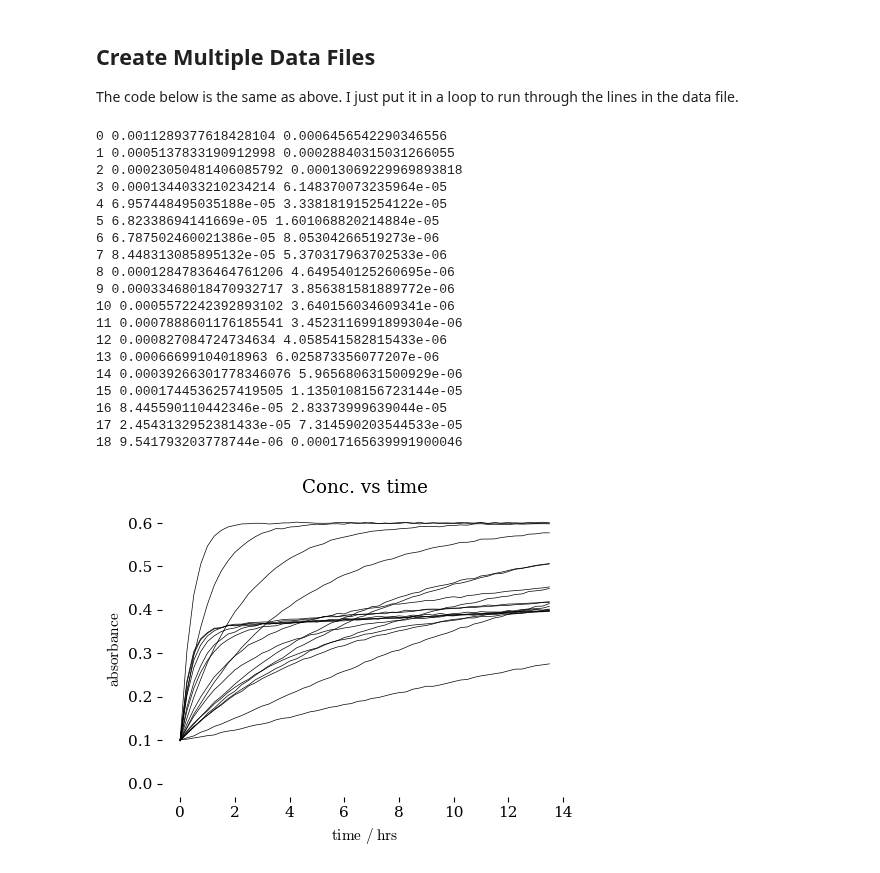
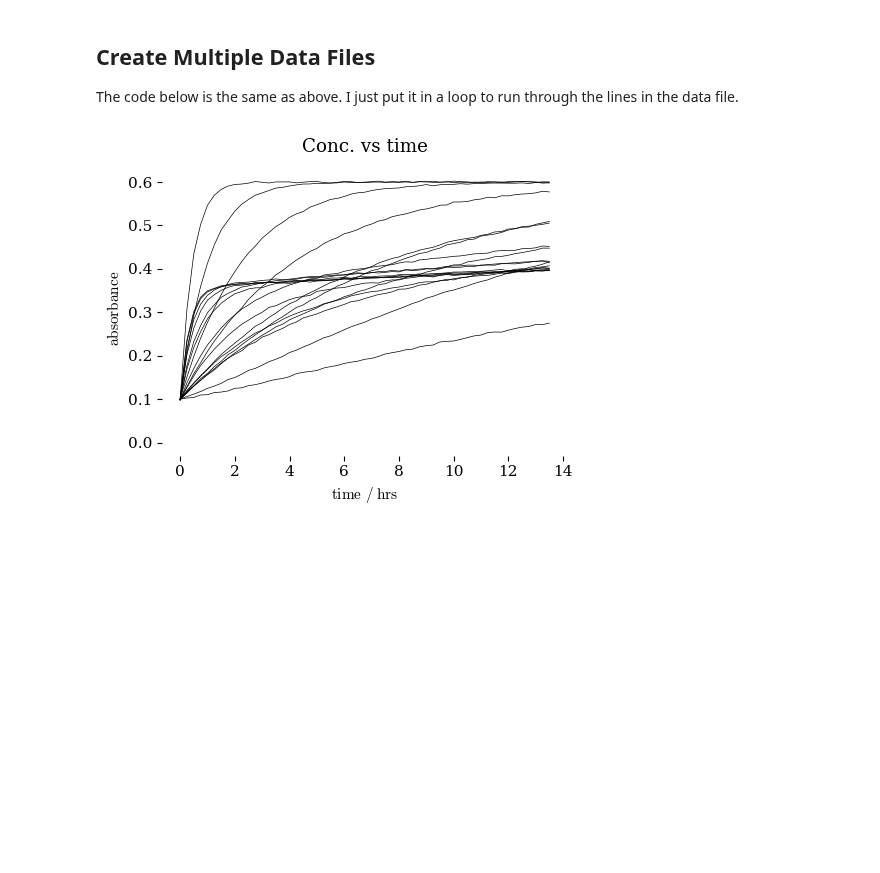
Before and after one commit to blinkletter/4410PythonNotebooks, a Jupyter notebook: Class_10/04X-Kirby2_PlotEqsFromPaper.ipynb, the cells around one changed output. Cells and saved outputs as stored; diff of their text form; code cells hidden in the pictures; blank space fills up the shorter version.

```diff
--- a/Class_10/04X-Kirby2_PlotEqsFromPaper.ipynb
+++ b/Class_10/04X-Kirby2_PlotEqsFromPaper.ipynb
@@ -241,6 +241,8 @@ n_points = 54   ### number of points - increase if needed
 dt = time_end / n_points           ### time step, delta t
 t_line = np.arange(0, time_end+dt, dt) ### time vector (list of time points)
 
+df3 = pd.DataFrame({"time (hr)": t_line})
+
 t_line = t_line * 3600              ### time in seconds
 time_end = time_end * 3600
 num = len(t_line)
@@ -259,7 +261,7 @@ for n in range(len(pH_array)):
     pH = pH_array[n]           ### pH values for this experiment
     k_1 = k1_array[n]          ### Values for kinetic parameters
     k_2 = k2_array[n]
-    print(n, k_1, k_2)
+#    print(n, k_1, k_2)
 
     #########################################
     ### Integrate the system of differential equations
@@ -287,58 +289,45 @@ for n in range(len(pH_array)):
     y = Abs0 * (yarray[0]*eA/eA + yarray[1]*eI/eA + yarray[2]* eP/eA)
     y = np.random.normal(y, .001)   # add random gaussian error
 
+    df3[f"{pH:10.2f}"] = y
+
     df2 = pd.DataFrame({"time": x, "Abs": y})
-    df2.to_csv("./data/Kirby2002/Abs_t_pH_"+str(pH)+".csv",
-               index=False,
-               float_format='%10.3f')
+#    df2.to_csv("./data/Kirby2002/Abs_t_pH_"+str(pH)+".csv",
+#               index=False,
+#               float_format='%10.3f')
 
 
     #########################################
     ### Plot the line using the x_fit, y_fit points
     #########################################
 
     ax.plot(x, y,
             marker = None,
             markersize = 3, markeredgewidth = 0.5,
             markerfacecolor = "white", markeredgecolor = "black",
             linestyle = '-',            ### use a line between points
             linewidth='0.5',            ### make the line thin
             color = 'black',            ### the line is black
             zorder = 0                  ### everything is in layer 0 (the bottom layer in this case)
             )
 
 #########################################
 ### Add more style
 #########################################
 
 ax.set(ylabel=r"$\rm absorbance$",
         xlabel=r"$\rm time\ /\; hrs$",
         title = "Conc. vs time",
         xlim=[None, None],
         ylim=[-0.03, 0.65])
 
 
 fig.tight_layout()  # otherwise the right y-label is slightly clipped
 
-fig.savefig("./data/Kirby2002/Plot_Abs_t_pH_"+str(pH)+".pdf")    # use this to save the figure in PDF format
+fig.savefig("./data/Kirby2002/Plot_Abs_t_pH_"+"ALL"+".pdf")    # use this to save the figure in PDF format
+
+df3.to_csv("./data/Kirby2002/Abs_t_pH_"+"ALL"+".csv",
+           index=False,
+           float_format='%10.3f')
 # %% [output]
-0 0.0011289377618428104 0.0006456542290346556
-1 0.0005137833190912998 0.00028840315031266055
-2 0.00023050481406085792 0.00013069229969893818
-3 0.0001344033210234214 6.148370073235964e-05
-4 6.957448495035188e-05 3.338181915254122e-05
-5 6.82338694141669e-05 1.601068820214884e-05
-6 6.787502460021386e-05 8.05304266519273e-06
-7 8.448313085895132e-05 5.370317963702533e-06
-8 0.00012847836464761206 4.649540125260695e-06
-9 0.00033468018470932717 3.856381581889772e-06
-10 0.0005572242392893102 3.640156034609341e-06
-11 0.0007888601176185541 3.4523116991899304e-06
-12 0.000827084724734634 4.058541582815433e-06
-13 0.00066699104018963 6.025873356077207e-06
-14 0.00039266301778346076 5.965680631500929e-06
-15 0.0001744536257419505 1.1350108156723144e-05
-16 8.445590110442346e-05 2.83373999639044e-05
-17 2.4543132952381433e-05 7.314590203544533e-05
-18 9.541793203778744e-06 0.00017165639991900046
-[figure, old version]
+[figure, new version]
```
Also changed, not shown: parts of 1 cell of this notebook, 42 other files.
